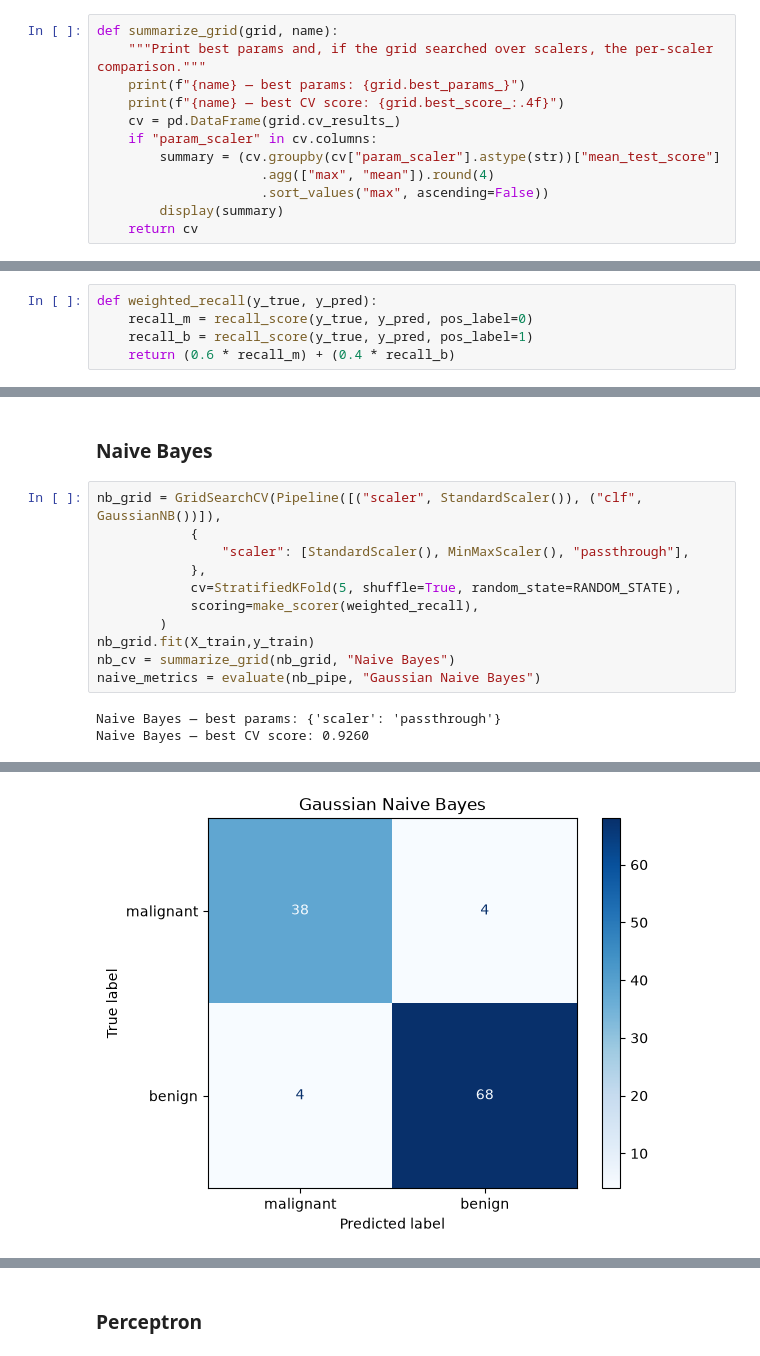
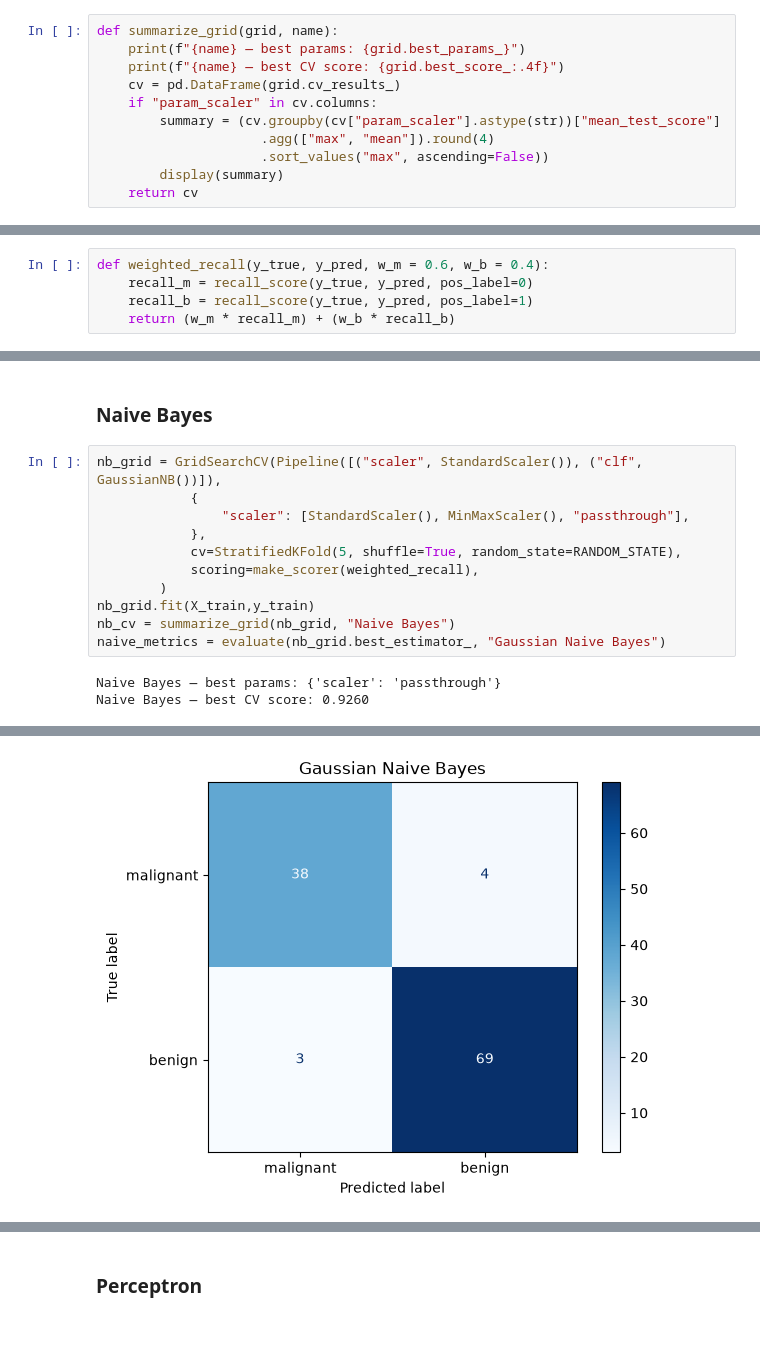
Before and after one commit to Jimmyjohn23/ML_Project1, a Jupyter notebook: main.ipynb, the cells around one changed output, grey strips where cells are left out. Saved outputs shown, nothing was run; the diff lists cells and outputs as text.

```diff
--- a/main.ipynb
+++ b/main.ipynb
@@ -82,7 +82,6 @@ def evaluate(model, name):
 ### GridSearch Summarizer
 # %%
 def summarize_grid(grid, name):
-    """Print best params and, if the grid searched over scalers, the per-scaler comparison."""
     print(f"{name} — best params: {grid.best_params_}")
     print(f"{name} — best CV score: {grid.best_score_:.4f}")
     cv = pd.DataFrame(grid.cv_results_)
@@ -97,8 +98,8 @@ def summarize_grid(grid, name):
 # %%
-def weighted_recall(y_true, y_pred):
+def weighted_recall(y_true, y_pred, w_m = 0.6, w_b = 0.4):
     recall_m = recall_score(y_true, y_pred, pos_label=0)
     recall_b = recall_score(y_true, y_pred, pos_label=1)
-    return (0.6 * recall_m) + (0.4 * recall_b)
+    return (w_m * recall_m) + (w_b * recall_b)
 # %% [markdown]
 ### Logistic Regression
 # %%
@@ -138,22 +139,22 @@ weighted avg       0.98      0.98      0.98       114
 # %%
 nb_grid = GridSearchCV(Pipeline([("scaler", StandardScaler()), ("clf", GaussianNB())]),
             {
                 "scaler": [StandardScaler(), MinMaxScaler(), "passthrough"],
             },
             cv=StratifiedKFold(5, shuffle=True, random_state=RANDOM_STATE),
             scoring=make_scorer(weighted_recall),
         )
 nb_grid.fit(X_train,y_train)
 nb_cv = summarize_grid(nb_grid, "Naive Bayes")
-naive_metrics = evaluate(nb_pipe, "Gaussian Naive Bayes")
+naive_metrics = evaluate(nb_grid.best_estimator_, "Gaussian Naive Bayes")
 # %% [output]
 Naive Bayes — best params: {'scaler': 'passthrough'}
 Naive Bayes — best CV score: 0.9260
 |  | max | mean |
 | param_scaler |  |  |
 | passthrough | 0.9260 | 0.9260 |
 | MinMaxScaler() | 0.9218 | 0.9218 |
 | StandardScaler() | 0.9218 | 0.9218 |
-[figure, old version]
+[figure, new version]
               precision    recall  f1-score   support
 
```
Also changed, not shown: parts of 3 cells of this notebook.
